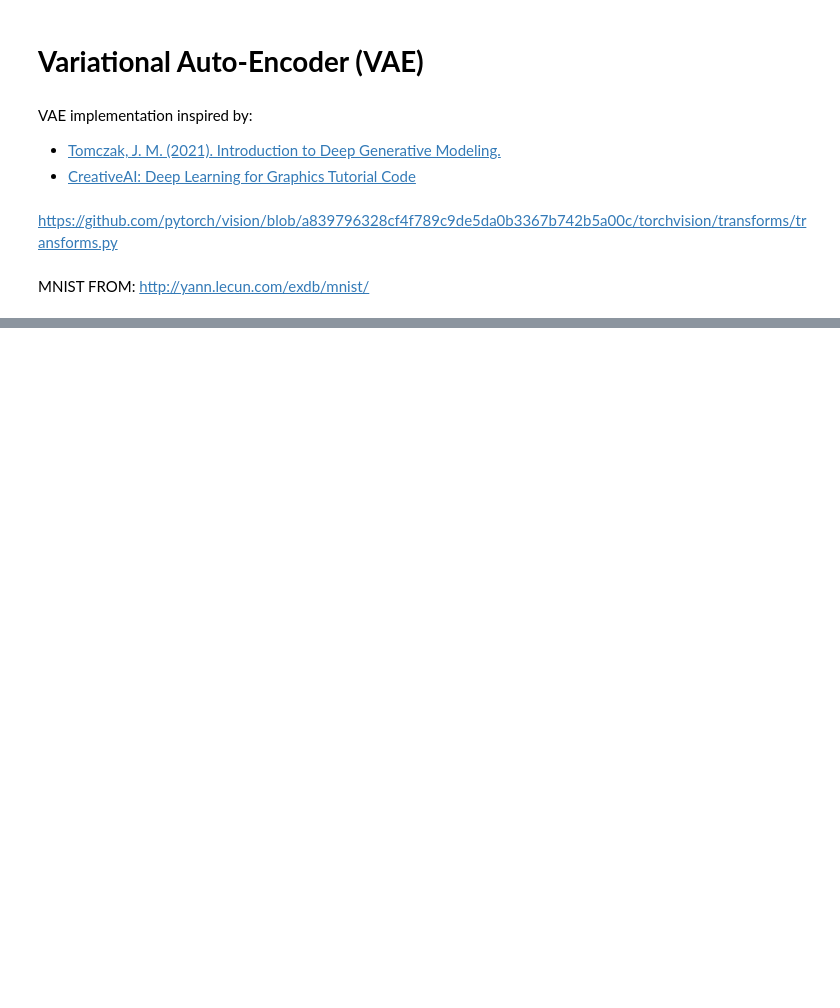
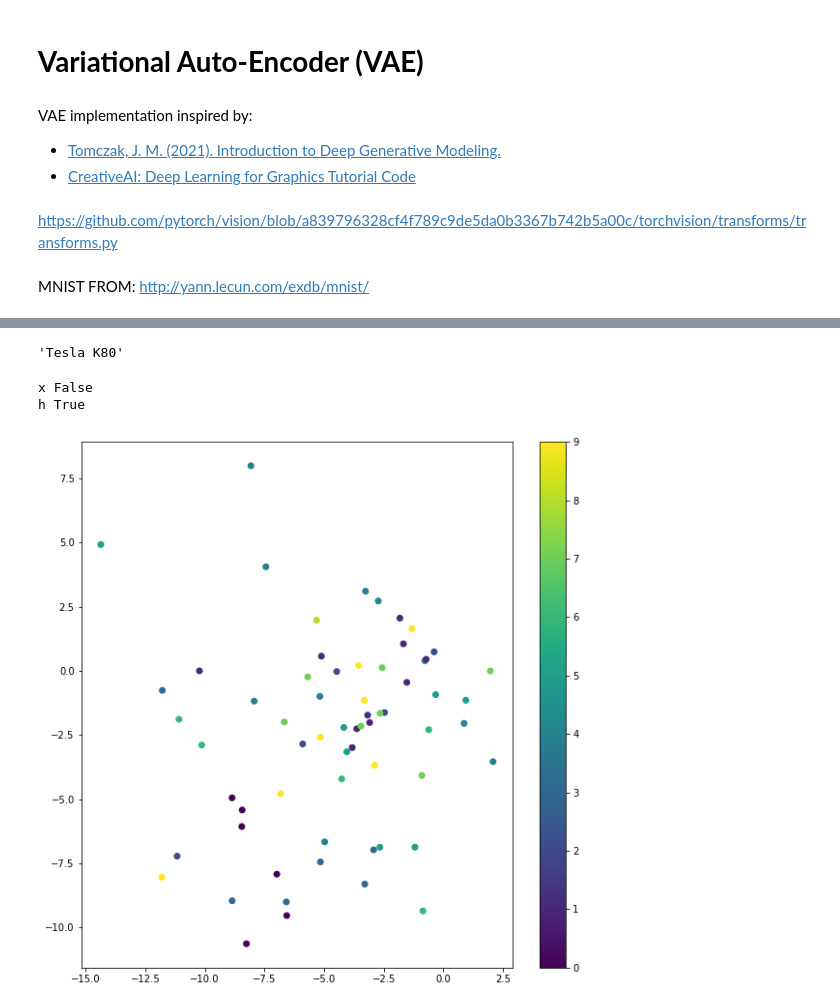
Before and after one commit to pelinsuciftcioglu/VAE, a Jupyter notebook: VAE.ipynb, the cells around one changed output, grey strips where cells are left out. Drawn from its saved outputs; the diff is of its cells as text; code cells hidden in the pictures; blank space fills up the shorter version.

```diff
--- a/VAE.ipynb
+++ b/VAE.ipynb
@@ -353,7 +338,7 @@ from torchvision.datasets import MNIST
 
 img_transform = transforms.Compose([ToTensor()])
 
-batch_size = 32
+batch_size = 64
 
 train_dataset = MNIST(root='./data/MNIST', download=True, train=True, transform=img_transform)
 train_dataloader = DataLoader(train_dataset, batch_size=batch_size, shuffle=True)
@@ -391,10 +376,10 @@ elif likelihood_type == 'bernoulli':
 prior_distribution = 'standard normal'
 # %%
 D = 28*28 # INPUT DATA DIMENSIONALITY
-H = 512   # HIDDEN LAYER NODES
-L = 10    # LATENT VARIABLES DIMENSIONALITY
+H = 128   # HIDDEN LAYER NODES
+L = 5     # LATENT VARIABLES DIMENSIONALITY
 
-learning_rate = 0.0001
+learning_rate = 0.0005
 num_epochs = 100
 # %%
 model = VAE(D, H, L, likelihood_type, num_vals, prior_distribution)
@@ -419,19 +404,19 @@ def generate_samples(name, extra_name):
 
   model_best.eval()
 
-  num_x = 4
-  num_y = 4
+  num_samples = 16
 
   x = torch.tensor(0, device=device)
 
-  x = model_best.sample(num_x * num_y)
+  x = model_best.sample(num_samples)
 
   x = x.cpu()
 
-  save_images(name + '_generated' + extra_name, x, num_x, num_y)
+  plot_data(name + '_Generated_images' + extra_name, num_samples, x)
 # %%
 train_loss_avgs = []
 best_loss = 1000.
+
 
 print("Training...")
 
@@ -446,7 +431,10 @@ for epoch in range(num_epochs):
 
     data = data.to(device)
 
-    loss = model.forward(data, epoch=epoch+1)
+    x_reconstructed, loss = model.forward(data)
+
+    if batch_idx == random.randint(0, 1875):
+      plot_data(name + "_Reconstructed_images_epoch_" + str(epoch+1) + "_batch_" + str(batch_idx), 16, x_reconstructed, labels)
 
     optimizer.zero_grad()
     loss.backward(retain_graph=True)
@@ -469,4 +457,4 @@ for epoch in range(num_epochs):
       torch.save(model, name + '.model')
       best_loss = train_loss_avgs[-1]
 
-      generate_samples(name, "_epoch_" + str(epoch))
+      generate_samples(name, "_epoch_" + str(epoch+1))
@@ -528,2 +483,22 @@ Average test loss: 6.892068
+# %%
+torch.cuda.get_device_name(0)
+# %% [output]
+'Tesla K80'
+# %%
+imgs, labels = next(iter(test_dataloader))
+img = imgs.to(device)
+x_encoded_mean, x_encoded_log_var = model.encoder.encode(imgs)
+
+plt.figure(figsize=(10, 10))
+
+x_encoded_mean = x_encoded_mean.cpu().detach().numpy()
+
+plt.scatter(x_encoded_mean[:, 0], x_encoded_mean[:, 1], c=labels)
+plt.colorbar()
+plt.savefig("encoding.png")
+# %% [output]
+x False
+h True
+[figure, added]
 # %%
 # REAL SAMPLES
```
Also changed, not shown: parts of 11 cells of this notebook.
